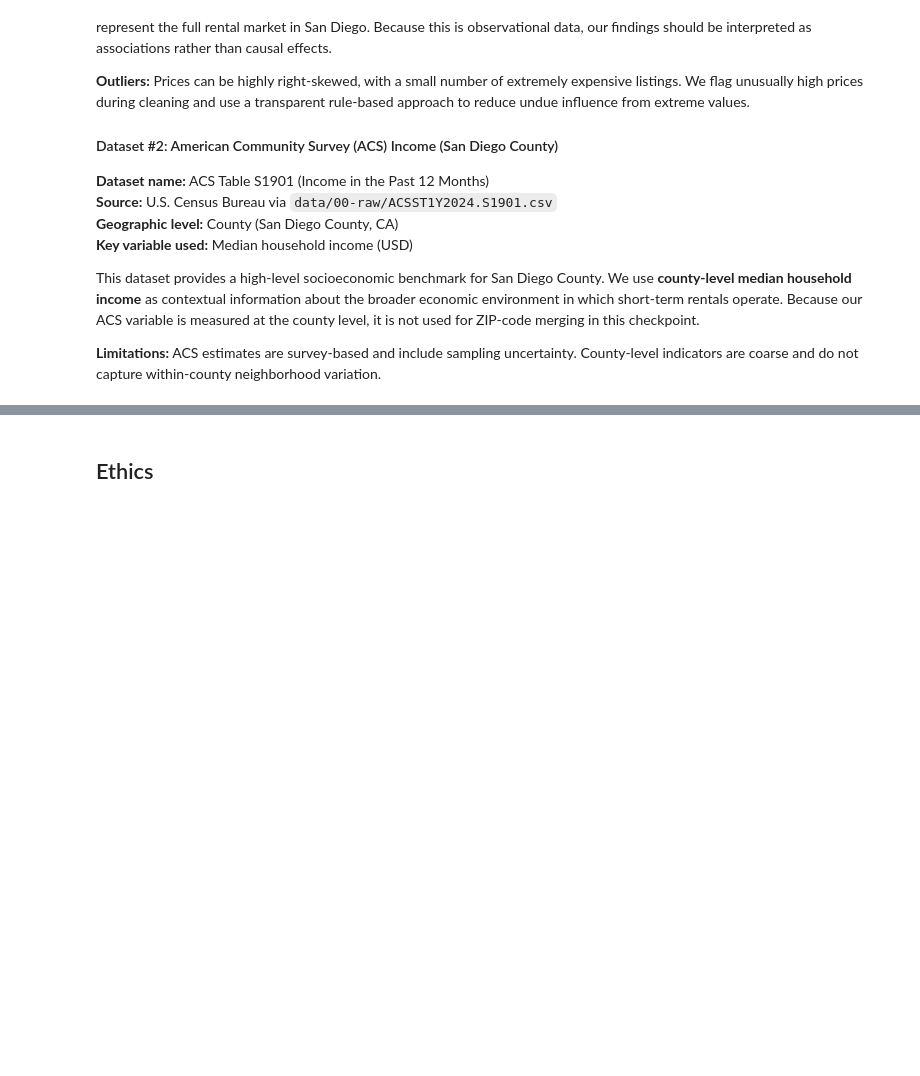
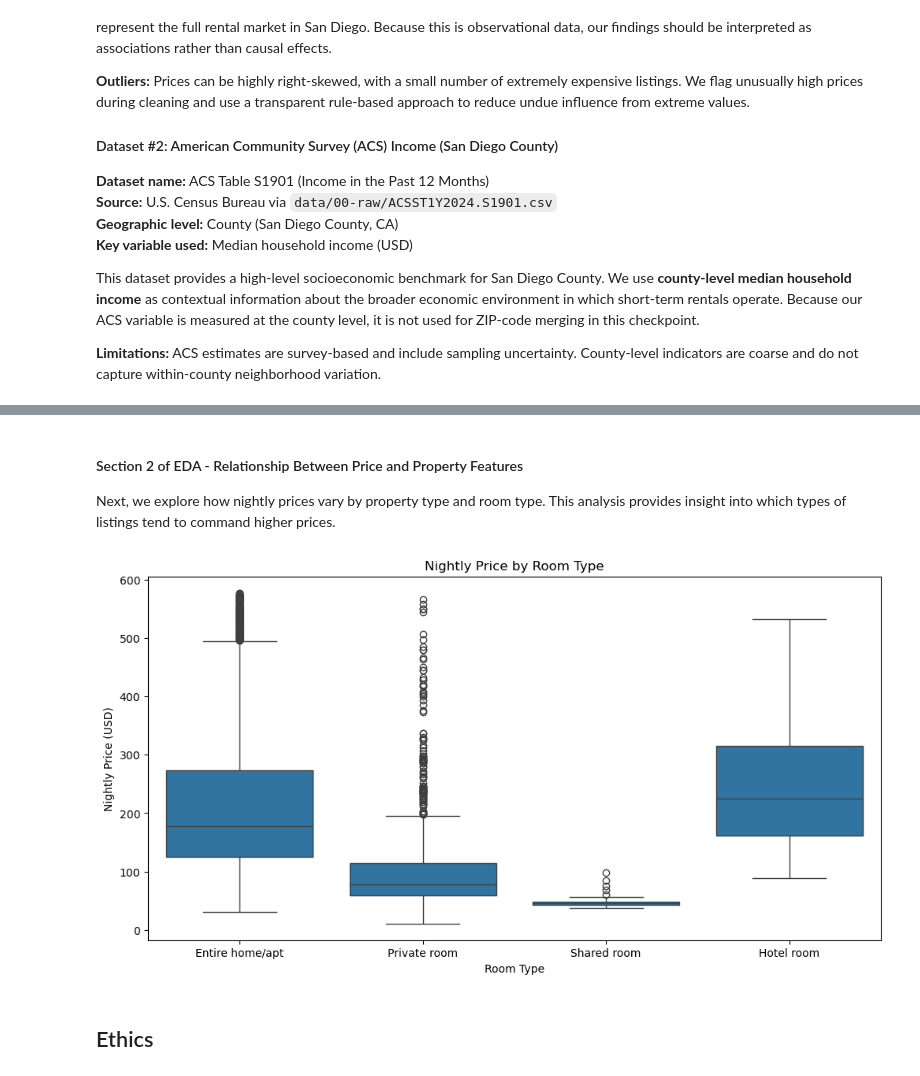
Before and after one commit to COGS108/Group082_WI26, a Jupyter notebook: 02-EDACheckpoint.ipynb, the cells around one changed output, grey strips where cells are left out. Drawn from its saved outputs; the diff is of its cells as text; code cells hidden in the pictures; blank space fills up the shorter version.

```diff
--- a/02-EDACheckpoint.ipynb
+++ b/02-EDACheckpoint.ipynb
@@ -390,3 +429,21 @@ Some more words and stuff.  Remember notebooks work best if you interleave the c
+# %% [markdown]
+#### Section 2 of EDA - Relationship Between Price and Property Features
+
+Next, we explore how nightly prices vary by property type and room type.
+This analysis provides insight into which types of listings tend to command higher prices.
+# %%
+plt.figure(figsize=(12,6))
+sns.boxplot(
+    x='room_type',
+    y='nightly_price',
+    data=df
+)
+plt.title("Nightly Price by Room Type")
+plt.xlabel("Room Type")
+plt.ylabel("Nightly Price (USD)")
+plt.show()
+# %% [output]
+[figure, added]
 # %% [markdown]
 ## Ethics
 # %% [markdown]
```
Also changed, not shown: parts of 44 cells of this notebook.
